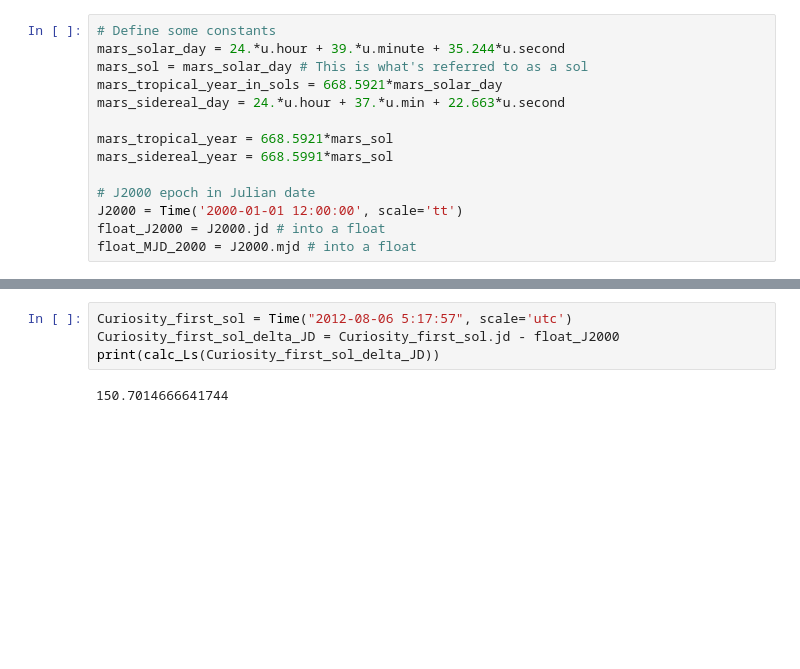
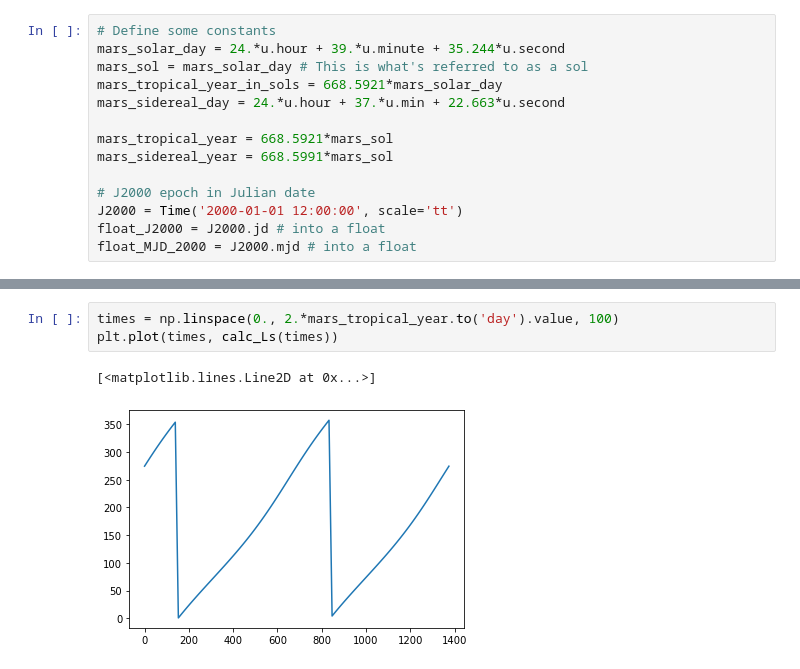
Before and after one commit to BoiseStatePlanetary/mars_clock, a Jupyter notebook: docs/examples/Using_Mars_Clock.ipynb, the cells around one changed output, grey strips where cells are left out. Cells and saved outputs as stored; diff of their text form; blank space fills up the shorter version.

```diff
--- a/docs/examples/Using_Mars_Clock.ipynb
+++ b/docs/examples/Using_Mars_Clock.ipynb
@@ -211,6 +240,6 @@ print(calc_Ls(InSight_first_sol_delta_JD))
 # %%
-Curiosity_first_sol = Time("2012-08-06 5:17:57", scale='utc')
-Curiosity_first_sol_delta_JD = Curiosity_first_sol.jd - float_J2000
-print(calc_Ls(Curiosity_first_sol_delta_JD))
+times = np.linspace(0., 2.*mars_tropical_year.to('day').value, 100)
+plt.plot(times, calc_Ls(times))
 # %% [output]
-150.7014666641744
+[<matplotlib.lines.Line2D at 0x...>]
+[figure, added]
```
Also changed, not shown: parts of 8 cells of this notebook, 1 other file.
